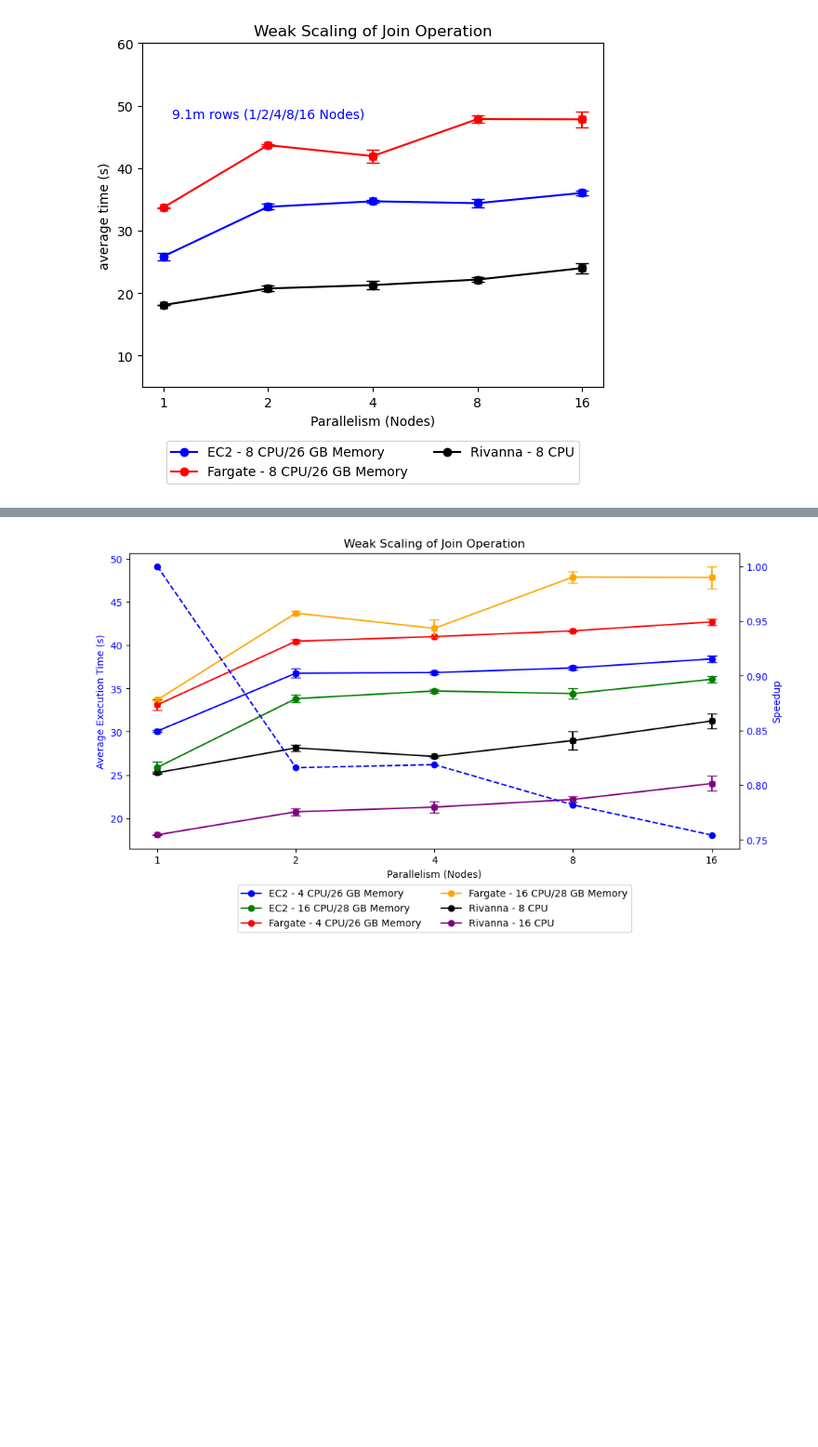
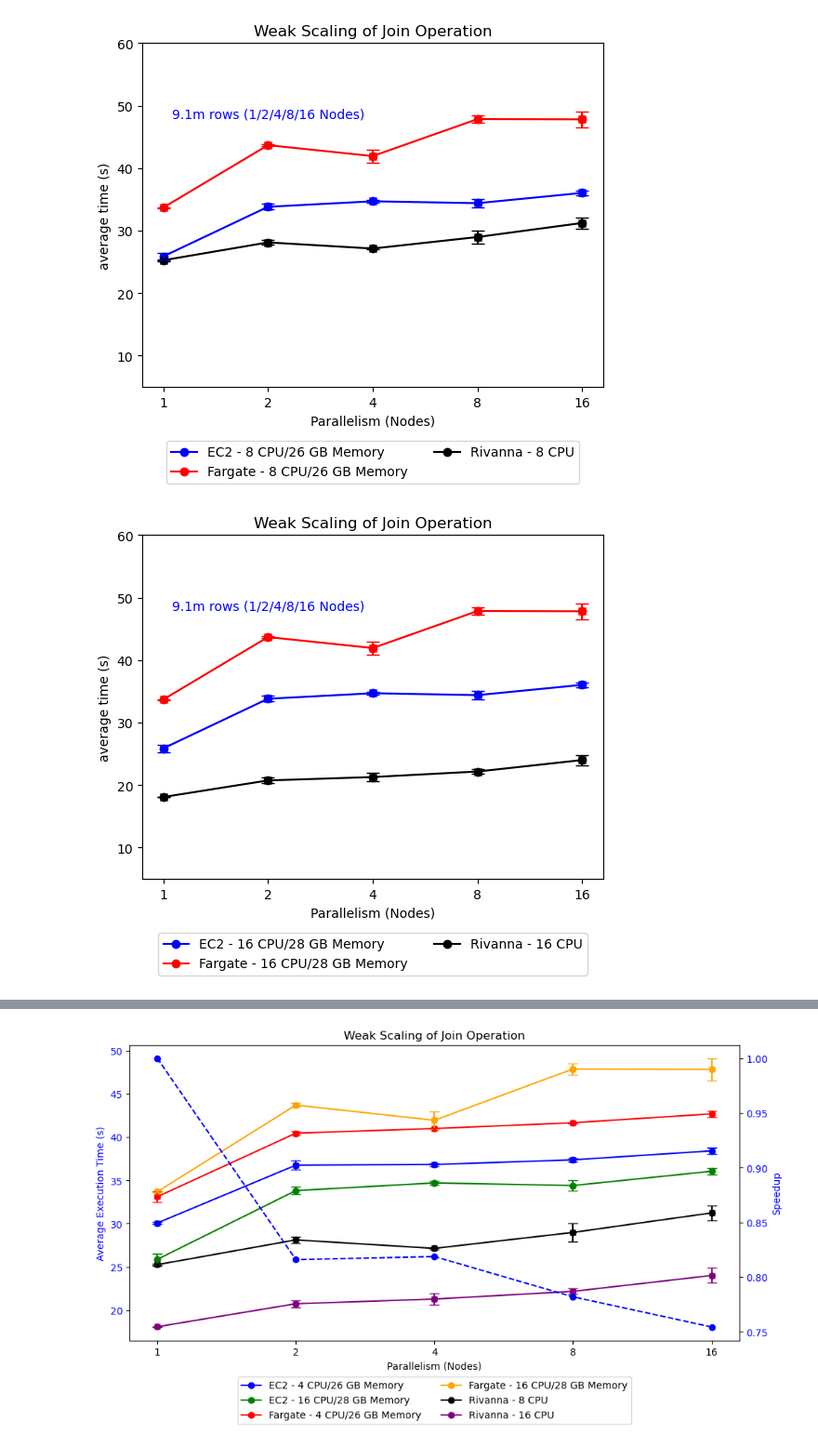
Before and after one commit to mstaylor/cylon, a Jupyter notebook: target/aws/scripts/notebooks/Join_Weak_Scaling_quals2.ipynb, the cells around one changed output, grey strips where cells are left out. Shown at 93% size. Saved outputs shown, nothing was run; the diff lists cells and outputs as text; code cells hidden in the pictures; blank space fills up the shorter version.

```diff
--- a/target/aws/scripts/notebooks/Join_Weak_Scaling_quals2.ipynb
+++ b/target/aws/scripts/notebooks/Join_Weak_Scaling_quals2.ipynb
@@ -1,3 +1,54 @@
+# %%
+import matplotlib.pyplot as plt
+
+# Given data
+world_size = ['1', '2', '4', '8', '16']
+ec2_4_26 = [25.87627161, 33.82108727, 34.70261905, 34.40150503, 36.04979236]
+fargate_4_26 = [33.68915534, 43.69193071, 41.93854758, 47.86141147, 47.81775132]
+rivanna_8 = [25.26343322, 28.12409517, 27.14304942, 28.98870633, 31.24031554]
+
+
+ec2_4_26_err = [0.6267639415, 0.4297059082, 0.2713161653, 0.621981106, 0.3555366731]
+fargate_4_26_err = [0.06717432151, 0.1975157265, 1.030607572, 0.6329357667, 1.287566371 ]
+rivanna_8_err = [0.1507025937, 0.3740365494, 0.1460753863, 1.080150049, 0.8721500223]
+
+
+# Create a line chart
+plt.plot(world_size, ec2_4_26, marker='o', color='b', label='EC2 - 8 CPU/26 GB Memory')
+
+plt.plot(world_size, fargate_4_26, marker='o', color='r', label='Fargate - 8 CPU/26 GB Memory')
+
+plt.plot(world_size, rivanna_8, marker='o', color='black', label='Rivanna - 8 CPU')
+
+
+plt.errorbar(world_size, ec2_4_26, yerr=ec2_4_26_err, fmt='x', color='b', ecolor='b', capsize=5)
+
+plt.errorbar(world_size, fargate_4_26, yerr=fargate_4_26_err, fmt='x', color='r', ecolor='r', capsize=5)
+
+plt.errorbar(world_size, rivanna_8, yerr=rivanna_8_err, fmt='x', color='black', ecolor='black', capsize=5)
+
+
+custom_text = "9.1m rows (1/2/4/8/16 Nodes)"
+plt.text(1, 48, custom_text, fontsize=10, color='blue', ha='center')
+
+plt.ylim(5, 60)
+
+plt.xticks(world_size)
+
+# Add labels and title
+plt.xlabel('Parallelism (Nodes)')
+plt.ylabel('average time (s)')
+plt.title('Weak Scaling of Join Operation')
+
+# Add a legend
+plt.legend(loc="lower center", bbox_to_anchor=(0.5, -0.3), ncol=2)
+
+plt.savefig('join-w-scaling.svg', format='svg')
+
+# Display the chart
+plt.show()
+# %% [output]
+[figure, added]
 # %%
 import matplotlib.pyplot as plt
 
@@ -5,27 +56,28 @@ import matplotlib.pyplot as plt
 world_size = ['1', '2', '4', '8', '16']
 ec2_4_26 = [25.87627161, 33.82108727, 34.70261905, 34.40150503, 36.04979236]
 fargate_4_26 = [33.68915534, 43.69193071, 41.93854758, 47.86141147, 47.81775132]
-rivanna_8 = [18.0953784, 20.75151962, 21.29517393, 22.17678279, 24.01665828]
+rivanna_16 = [18.0953784, 20.75151962, 21.29517393, 22.17678279, 24.01665828]
+
 
 
 ec2_4_26_err = [0.6267639415, 0.4297059082, 0.2713161653, 0.621981106, 0.3555366731]
 fargate_4_26_err = [0.06717432151, 0.1975157265, 1.030607572, 0.6329357667, 1.287566371 ]
-rivanna_8_err = [0.02347755255, 0.4246302028, 0.6883161402, 0.3344739079, 0.8557553027]
+rivanna_16_err = [0.02347755255, 0.4246302028, 0.6883161402, 0.3344739079, 0.8557553027]
 
 
 # Create a line chart
-plt.plot(world_size, ec2_4_26, marker='o', color='b', label='EC2 - 8 CPU/26 GB Memory')
+plt.plot(world_size, ec2_4_26, marker='o', color='b', label='EC2 - 16 CPU/28 GB Memory')
 
-plt.plot(world_size, fargate_4_26, marker='o', color='r', label='Fargate - 8 CPU/26 GB Memory')
+plt.plot(world_size, fargate_4_26, marker='o', color='r', label='Fargate - 16 CPU/28 GB Memory')
 
-plt.plot(world_size, rivanna_8, marker='o', color='black', label='Rivanna - 8 CPU')
+plt.plot(world_size, rivanna_16, marker='o', color='black', label='Rivanna - 16 CPU')
 
 
 plt.errorbar(world_size, ec2_4_26, yerr=ec2_4_26_err, fmt='x', color='b', ecolor='b', capsize=5)
 
 plt.errorbar(world_size, fargate_4_26, yerr=fargate_4_26_err, fmt='x', color='r', ecolor='r', capsize=5)
 
-plt.errorbar(world_size, rivanna_8, yerr=rivanna_8_err, fmt='x', color='black', ecolor='black', capsize=5)
+plt.errorbar(world_size, rivanna_16, yerr=rivanna_16_err, fmt='x', color='black', ecolor='black', capsize=5)
 
 
 custom_text = "9.1m rows (1/2/4/8/16 Nodes)"
@@ -48,4 +100,4 @@ plt.savefig('join-w-scaling.svg', format='svg')
 # Display the chart
 plt.show()
 # %% [output]
-[figure, old version]
+[figure, new version]
```
Also changed, not shown: parts of 1 cell of this notebook, 1 other file.
